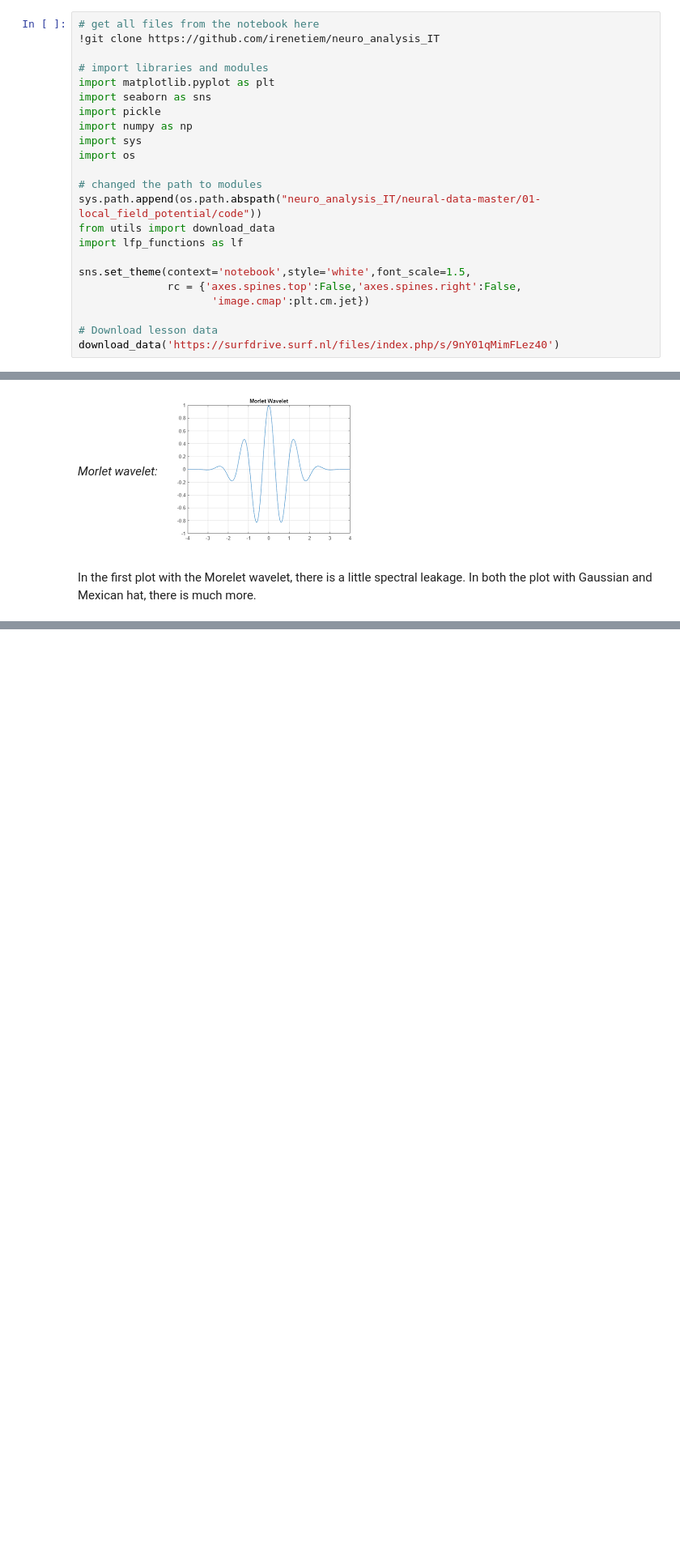
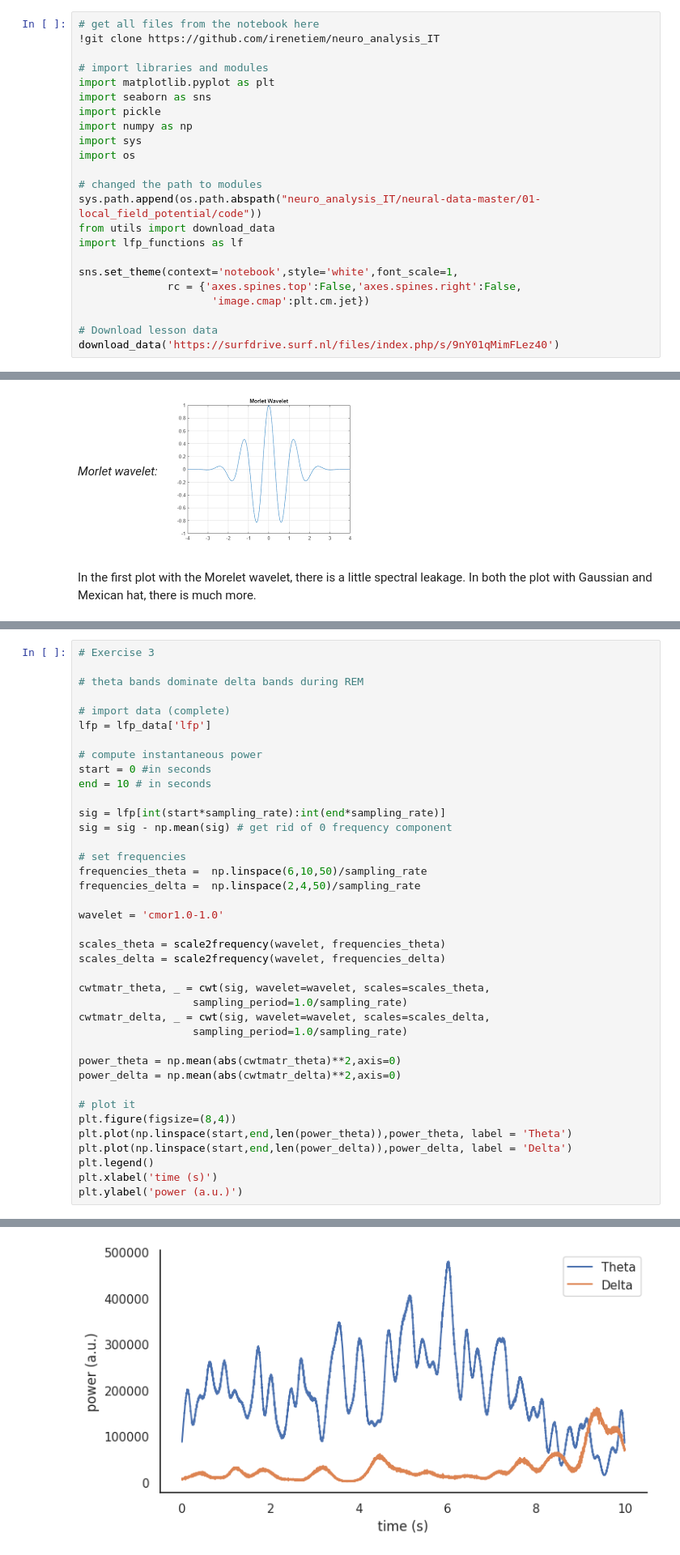
Before and after one commit to irenetiem/neuro_analysis_IT, a Jupyter notebook: neural-data-master/01-local_field_potential/exercises.ipynb, the cells around one changed output, grey strips where cells are left out. Shown at 81% size. Drawn from its saved outputs; the diff is of its cells as text; blank space fills up the shorter version.

```diff
--- a/neural-data-master/01-local_field_potential/exercises.ipynb
+++ b/neural-data-master/01-local_field_potential/exercises.ipynb
@@ -17,7 +17,7 @@ sys.path.append(os.path.abspath("neuro_analysis_IT/neural-data-master/01-local_f
 from utils import download_data
 import lfp_functions as lf
 
-sns.set_theme(context='notebook',style='white',font_scale=1.5,
+sns.set_theme(context='notebook',style='white',font_scale=1,
               rc = {'axes.spines.top':False,'axes.spines.right':False,
                      'image.cmap':plt.cm.jet})
 
@@ -165,3 +164,43 @@ In this exercise we will use the tools we learned about to detect and inspect th
 - Compute the REM (power difference $>0.2$) and nREM (power diffewrence $<0.2$) sleep periods.
 - Plot examples of REM vs nREM lfp signals (wideband filtered betw. 1 and 200 Hz to get rid of some of the noise).
 - Explore how changing the threshold affects the amount of REM sleep detected.
+# %%
+# Exercise 3
+
+# theta bands dominate delta bands during REM
+
+# import data (complete)
+lfp = lfp_data['lfp']
+
+# compute instantaneous power
+start = 0 #in seconds
+end = 10 # in seconds
+
+sig = lfp[int(start*sampling_rate):int(end*sampling_rate)]
+sig = sig - np.mean(sig) # get rid of 0 frequency component
+
+# set frequencies
+frequencies_theta =  np.linspace(6,10,50)/sampling_rate
+frequencies_delta =  np.linspace(2,4,50)/sampling_rate
+
+wavelet = 'cmor1.0-1.0'
+
+scales_theta = scale2frequency(wavelet, frequencies_theta)
+scales_delta = scale2frequency(wavelet, frequencies_delta)
+
+cwtmatr_theta, _ = cwt(sig, wavelet=wavelet, scales=scales_theta,
+                  sampling_period=1.0/sampling_rate)
+cwtmatr_delta, _ = cwt(sig, wavelet=wavelet, scales=scales_delta,
+                  sampling_period=1.0/sampling_rate)
+
+power_theta = np.mean(abs(cwtmatr_theta)**2,axis=0)
+power_delta = np.mean(abs(cwtmatr_delta)**2,axis=0)
+
+# plot it
+plt.figure(figsize=(8,4))
+plt.plot(np.linspace(start,end,len(power_theta)),power_theta, label = 'Theta')
+plt.plot(np.linspace(start,end,len(power_delta)),power_delta, label = 'Delta')
+plt.legend()
+plt.xlabel('time (s)')
+plt.ylabel('power (a.u.)')
+# %% [output]
@@ -167,0 +208 @@ In this exercise we will use the tools we learned about to detect and inspect th
+[figure, added]
```
Also changed, not shown: parts of 4 cells of this notebook.
